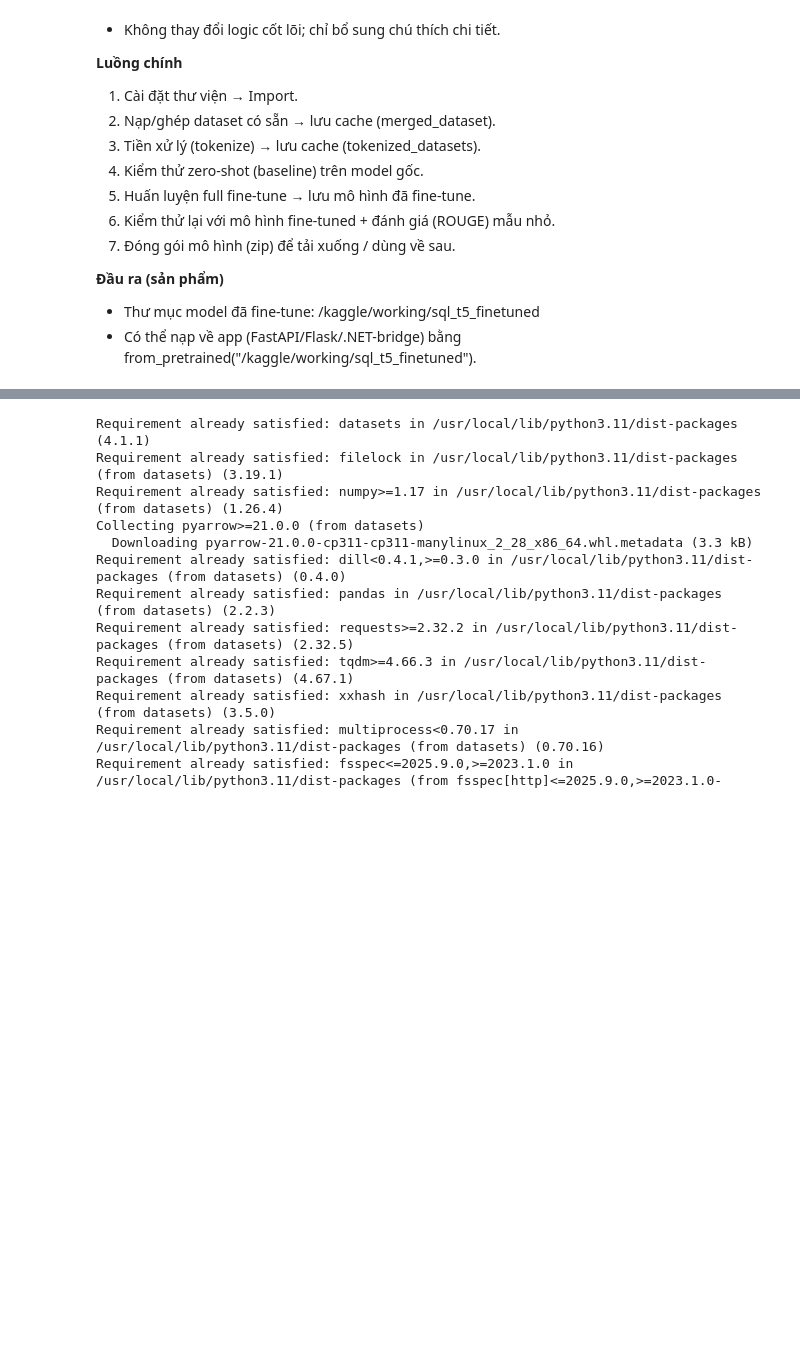
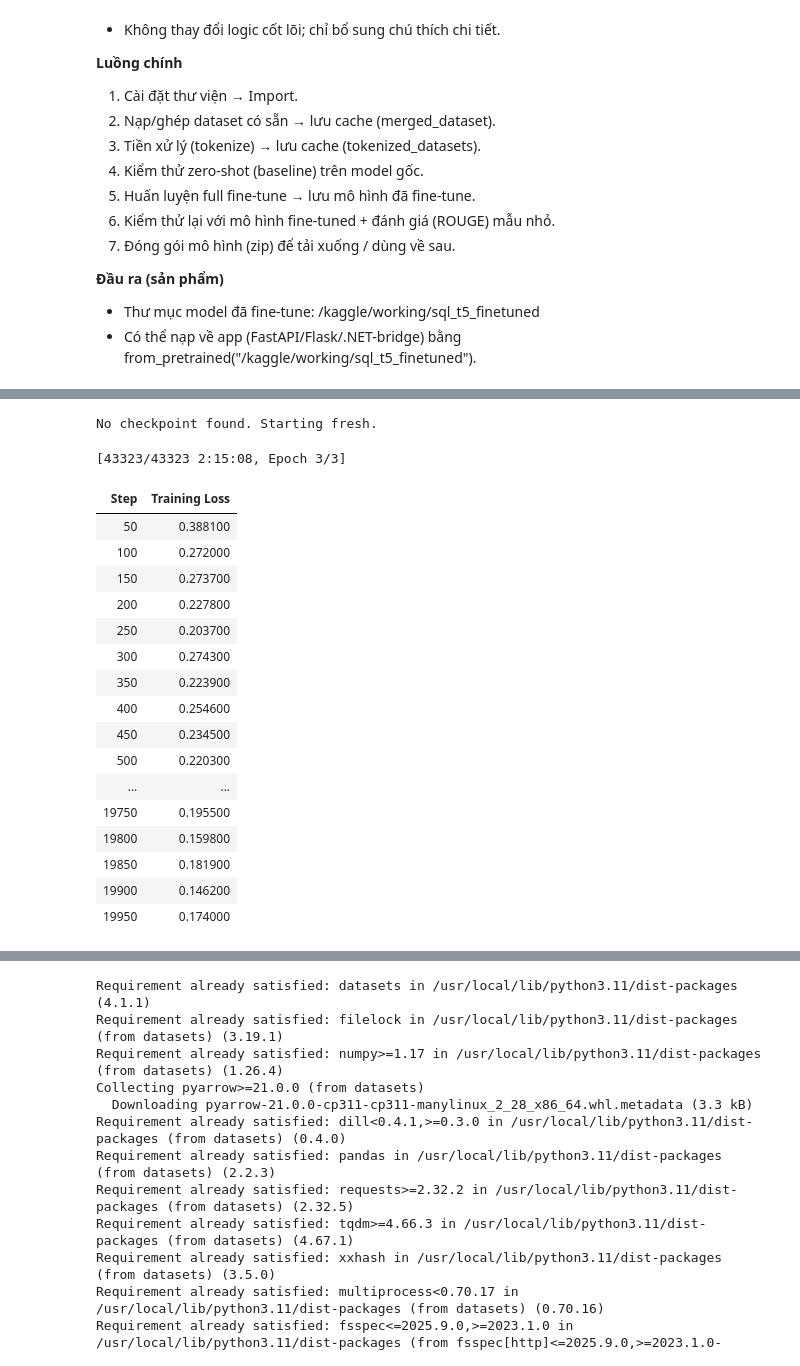
Before and after one commit to itsductai/Online_Learning_Management_System_Project, a Jupyter notebook: API/AI/text-to-sql/texttosql_finettune.ipynb, the cells around one changed output, grey strips where cells are left out. Saved outputs shown, nothing was run; the diff lists cells and outputs as text; code cells hidden in the pictures; blank space fills up the shorter version.

```diff
--- a/API/AI/text-to-sql/texttosql_finettune.ipynb
+++ b/API/AI/text-to-sql/texttosql_finettune.ipynb
@@ -22,0 +1551,7 @@
+# %%
+# ====== SAFETY: đảm bảo dataset đã tokenized ======
+assert 'train_ds' in globals() or 'tokenized_datasets' in globals(), "❌ Chưa có tokenized dataset."
+
+train_data_for_trainer = train_ds if 'train_ds' in globals() else tokenized_datasets["train"]
+eval_data_for_trainer  = (eval_ds if 'eval_ds' in globals()
+                          else tokenized_datasets.get("validation", None))
@@ -22,0 +1591,10 @@
+# %%
+# ====== KHỞI TẠO TRAINER ======
+trainer = Trainer(
+    model=finetuned_model,
+    args=training_args,
+    train_dataset=train_data_for_trainer,
+    # eval_dataset không truyền vì evaluation_strategy="no"
+    data_collator=data_collator,
+    tokenizer=tokenizer,
+)
@@ -22,0 +1622,50 @@
+# %%
+from pathlib import Path
+from transformers.trainer_callback import TrainerCallback
+
+# ====== Heartbeat callback (in nhịp tim mỗi 500 bước) ======
+class Heartbeat(TrainerCallback):
+    def on_step_end(self, args, state, control, **kwargs):
+        if state.global_step % 500 == 0:
+            print(f"[HB] step={state.global_step}/{state.max_steps} | epoch={state.epoch:.2f}")
+
+trainer.add_callback(Heartbeat())   # ✅ gắn callback vào trainer
+
+# ====== Resume từ checkpoint gần nhất ======
+ckpts = sorted(Path(output_dir).glob("checkpoint-*"), key=lambda p: int(p.name.split("-")[-1]))
+resume_ckpt = str(ckpts[-1]) if ckpts else None
+
+import torch
+torch.cuda.empty_cache()
+
+if resume_ckpt:
+    print("Resuming from:", resume_ckpt)
+    trainer.train(resume_from_checkpoint=resume_ckpt)
+else:
+    print("No checkpoint found. Starting fresh.")
+    trainer.train()
+
+# ====== SAVE ======
+finetuned_model.save_pretrained("finetuned_model_3_epoch")
+tokenizer.save_pretrained("finetuned_model_3_epoch")
+print("✅ Saved to: finetuned_model_3_epoch")
+# %% [output]
+No checkpoint found. Starting fresh.
+[43323/43323 2:15:08, Epoch 3/3]
+| Step | Training Loss |
+| 50 | 0.388100 |
+| 100 | 0.272000 |
+| 150 | 0.273700 |
+| 200 | 0.227800 |
+| 250 | 0.203700 |
+| 300 | 0.274300 |
+| 350 | 0.223900 |
+| 400 | 0.254600 |
+| 450 | 0.234500 |
+| 500 | 0.220300 |
+| ... | ... |
+| 19750 | 0.195500 |
+| 19800 | 0.159800 |
+| 19850 | 0.181900 |
+| 19900 | 0.146200 |
+| 19950 | 0.174000 |
```
Also changed, not shown: parts of 88 cells of this notebook, 4 other files.
